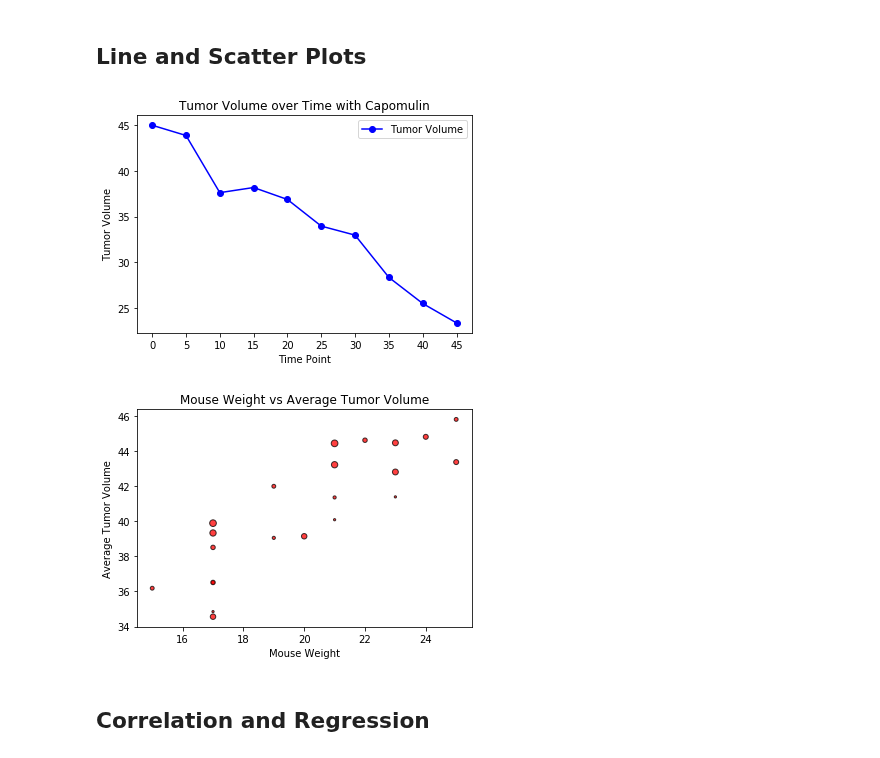
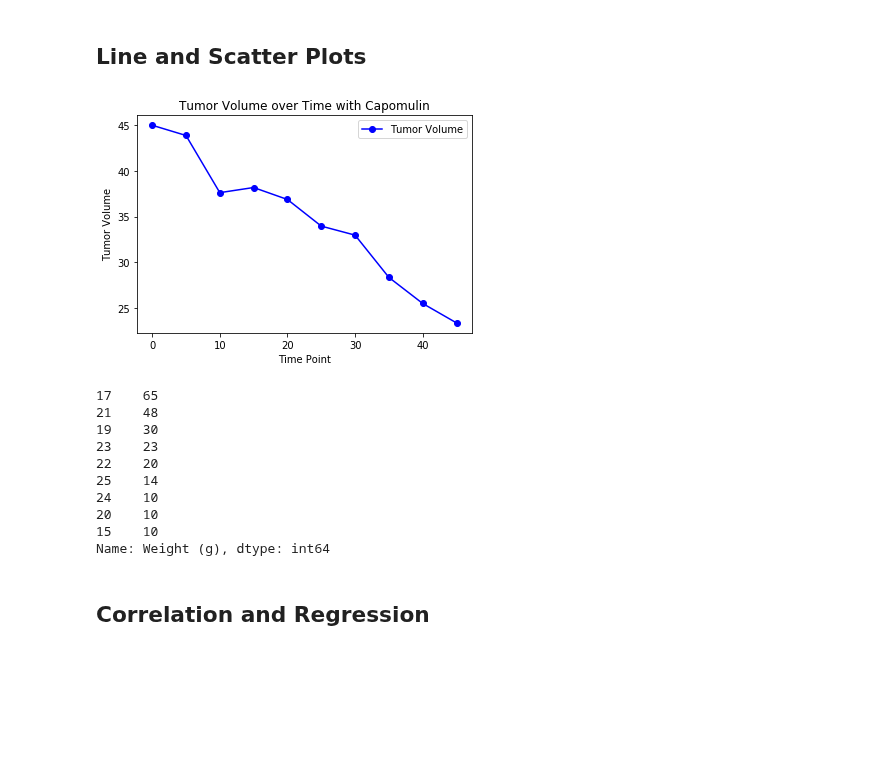
Before and after one commit to olivesun1213/Matplotlib, a Jupyter notebook: Unit 05 - Matplotlib_Homework_Instructions_Pymaceuticals_pymaceuticals_starter.ipynb, the cells around one changed output. Saved outputs shown, nothing was run; the diff lists cells and outputs as text; code cells hidden in the pictures; blank space fills up the shorter version.

```diff
--- a/Unit 05 - Matplotlib_Homework_Instructions_Pymaceuticals_pymaceuticals_starter.ipynb
+++ b/Unit 05 - Matplotlib_Homework_Instructions_Pymaceuticals_pymaceuticals_starter.ipynb
@@ -302,33 +299,43 @@ final_tumor_volume
 # %%
 # Generate a line plot of time point versus tumor volume for a mouse treated with Capomulin
 #find a mouse ID that is being treated with Capomulin
+
 single_mouse_ID=combined_file.loc[combined_file["Drug Regimen"] == "Capomulin", :]["Mouse ID"].values[0]
 #Extract values associatd with that specifci mouse ID
-Single_mouse_value=ony_capomulin.loc[ony_capomulin["Mouse ID"] == single_mouse_ID, :]
-
+Single_mouse_value=combined_file.loc[combined_file["Mouse ID"] == single_mouse_ID, :]
 x=Single_mouse_value["Timepoint"].unique()
 y=Single_mouse_value.groupby("Timepoint")["Tumor Volume (mm3)"].unique()
 TumorVolume_handle, = plt.plot(x, y, marker ='o', color='blue', label="Tumor Volume")
 plt.title("Tumor Volume over Time with Capomulin")
 plt.legend(loc="upper right")
 plt.xlabel("Time Point")
 plt.ylabel("Tumor Volume")
-plt.xticks(x_axis)
+
 plt.show()
 # %% [output]
-[figure, old version]
+[figure, new version]
 # %%
 # Generate a scatter plot of mouse weight versus average tumor volume for the Capomulin regimen
-Mouse_weight=only_Capomulin.groupby("Mouse ID")["Weight (g)"].unique()
-Tumor_volume=only_Capomulin.groupby("Mouse ID")["Tumor Volume (mm3)"].mean()
-plt.scatter(Mouse_weight,Tumor_volume, marker="o", facecolors="red", edgecolors="black",
-           s=x_axis, alpha=0.75)
-plt.title("Mouse Weight vs Average Tumor Volume")
-plt.xlabel("Mouse Weight")
-plt.ylabel("Average Tumor Volume")
-plt.show()
+only_Capomulin=combined_file.loc[combined_file["Drug Regimen"] == "Capomulin", :]
+Mouse_weight=only_Capomulin["Weight (g)"].value_counts()
+Tumor_volume=pd.DataFrame(only_Capomulin.groupby("Mouse ID")["Tumor Volume (mm3)"].mean())
+#plt.scatter(Mouse_weight,Tumor_volume, marker="o", facecolors="red", edgecolors="black",s=x_axis, alpha=0.75)
+#plt.title("Mouse Weight vs Average Tumor Volume")
+#plt.xlabel("Mouse Weight")
+#plt.ylabel("Average Tumor Volume")
+#plt.show()
+Mouse_weight
 # %% [output]
-[figure, removed]
+17    65
+21    48
+19    30
+23    23
+22    20
+25    14
+24    10
+20    10
+15    10
+Name: Weight (g), dtype: int64
 # %% [markdown]
 ## Correlation and Regression
 # %%
```
Also changed, not shown: parts of 7 cells of this notebook, 1 other file.
